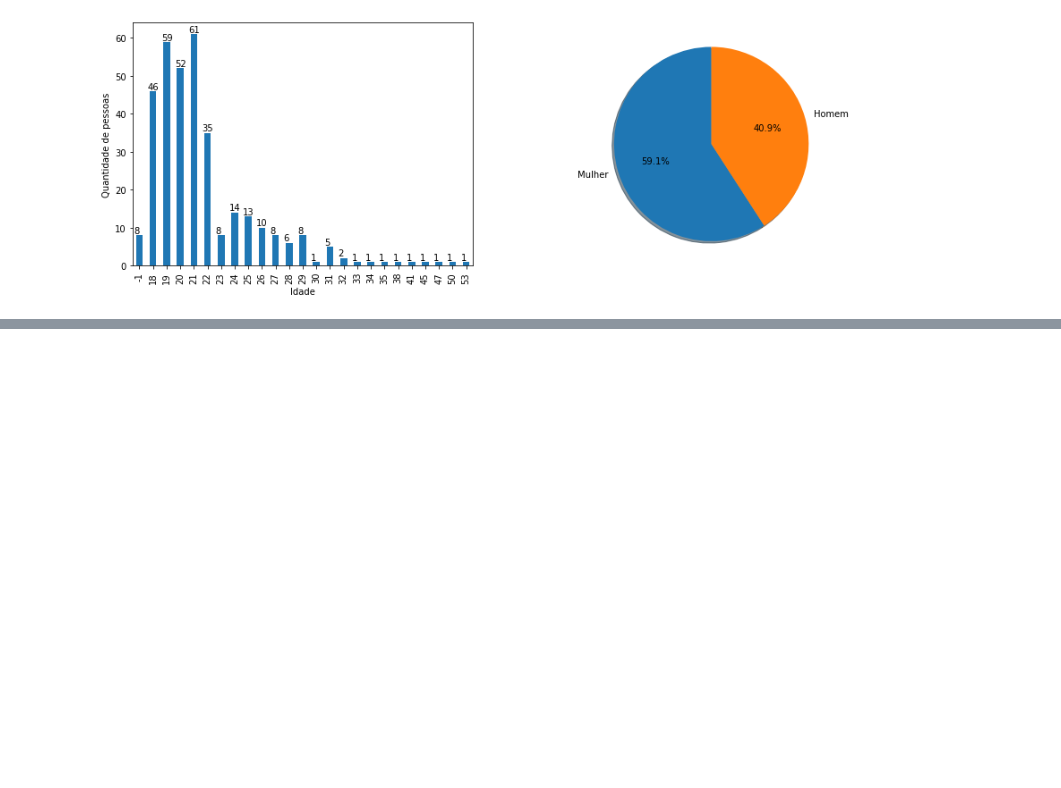
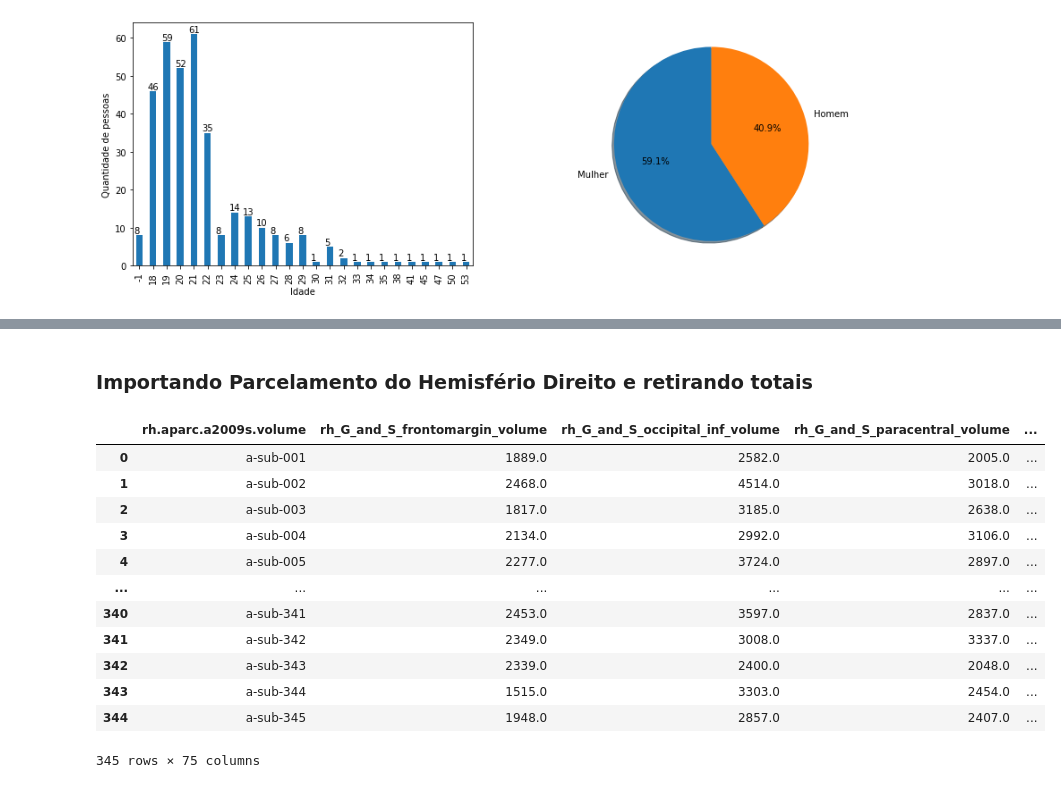
Before and after one commit to erikohara/tcc_eniac, a Jupyter notebook: MachineLearningMultipleIntelligence.ipynb, the cells around one changed output, grey strips where cells are left out. Cells and saved outputs as stored; diff of their text form; code cells hidden in the pictures; blank space fills up the shorter version.

```diff
--- a/MachineLearningMultipleIntelligence.ipynb
+++ b/MachineLearningMultipleIntelligence.ipynb
@@ -53,0 +85,21 @@ plt.show()
+# %% [markdown]
+### Importando Parcelamento do Hemisfério Direito e retirando totais
+# %%
+url_rh_parc = "https://raw.githubusercontent.com/erikohara/tcc_eniac/main/db_a/rh.a2009s.txt"
+df_rh_parc = pd.read_csv(url_rh_parc, delimiter="\t")
+df_rh_parc.drop(columns=["BrainSegVolNotVent", "eTIV"],inplace=True)
+df_rh_parc
+# %% [output]
+|  | rh.aparc.a2009s.volume | rh_G_and_S_frontomargin_volume | rh_G_and_S_occipital_inf_volume | rh_G_and_S_paracentral_volume | ... |
+| 0 | a-sub-001 | 1889.0 | 2582.0 | 2005.0 | ... |
+| 1 | a-sub-002 | 2468.0 | 4514.0 | 3018.0 | ... |
+| 2 | a-sub-003 | 1817.0 | 3185.0 | 2638.0 | ... |
+| 3 | a-sub-004 | 2134.0 | 2992.0 | 3106.0 | ... |
+| 4 | a-sub-005 | 2277.0 | 3724.0 | 2897.0 | ... |
+| ... | ... | ... | ... | ... | ... |
+| 340 | a-sub-341 | 2453.0 | 3597.0 | 2837.0 | ... |
+| 341 | a-sub-342 | 2349.0 | 3008.0 | 3337.0 | ... |
+| 342 | a-sub-343 | 2339.0 | 2400.0 | 2048.0 | ... |
+| 343 | a-sub-344 | 1515.0 | 3303.0 | 2454.0 | ... |
+| 344 | a-sub-345 | 1948.0 | 2857.0 | 2407.0 | ... |
+345 rows × 75 columns
```
Also changed, not shown: parts of 10 cells of this notebook.
